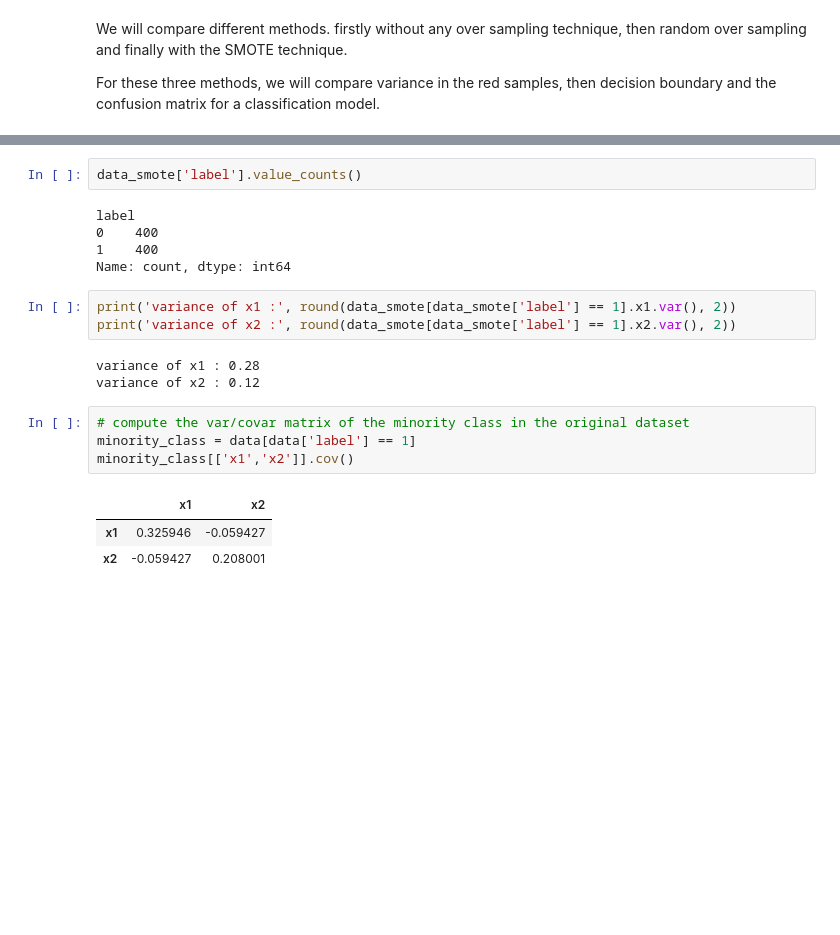
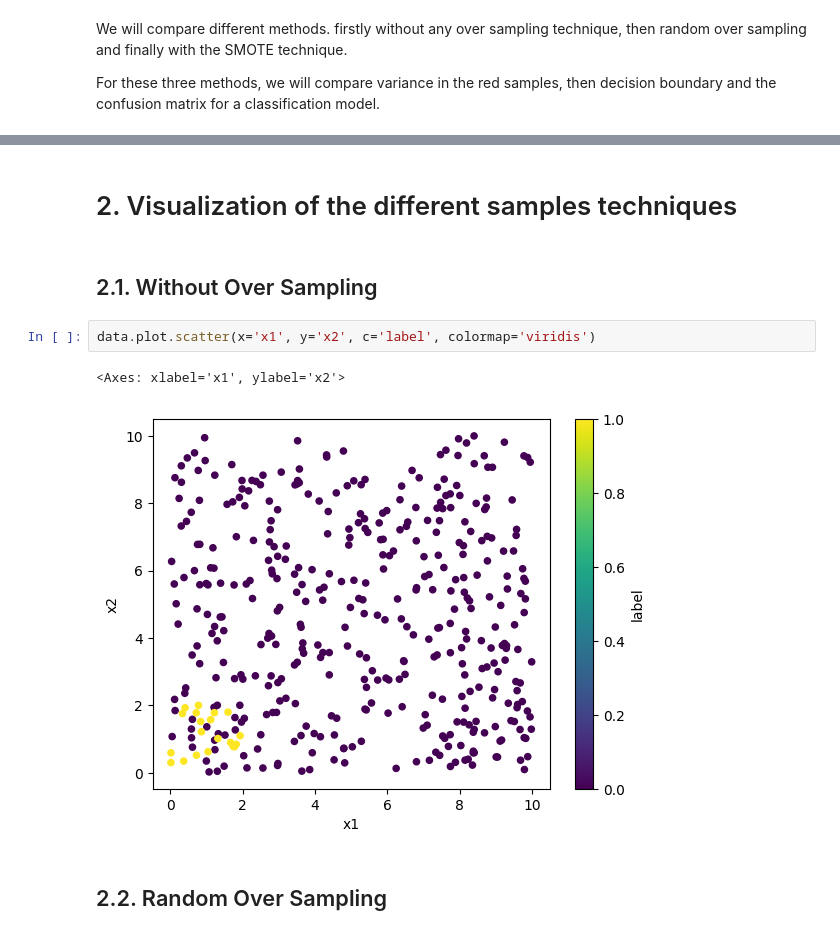
Before and after one commit to nyse31xjs/SMOTE, a Jupyter notebook: Algorithm.ipynb, the cells around one changed output, grey strips where cells are left out. Cells and saved outputs as stored; diff of their text form; blank space fills up the shorter version.

```diff
--- a/Algorithm.ipynb
+++ b/Algorithm.ipynb
@@ -80,21 +45,11 @@ data_smote.plot.scatter(x='x1', y='x2', c='label', colormap='viridis')
-# %%
-data_smote['label'].value_counts()
-# %% [output]
-label
-0    400
-1    400
-Name: count, dtype: int64
-# %%
-print('variance of x1 :', round(data_smote[data_smote['label'] == 1].x1.var(), 2))
-print('variance of x2 :', round(data_smote[data_smote['label'] == 1].x2.var(), 2))
-# %% [output]
-variance of x1 : 0.28
-variance of x2 : 0.12
-# %%
-# compute the var/covar matrix of the minority class in the original dataset
-minority_class = data[data['label'] == 1]
-minority_class[['x1','x2']].cov()
-# %% [output]
-|  | x1 | x2 |
-| x1 | 0.325946 | -0.059427 |
-| x2 | -0.059427 | 0.208001 |
+# %% [markdown]
+# 2. Visualization of the different samples techniques
+# %% [markdown]
+## 2.1. Without Over Sampling
+# %%
+data.plot.scatter(x='x1', y='x2', c='label', colormap='viridis')
+# %% [output]
+<Axes: xlabel='x1', ylabel='x2'>
+[figure, added]
+# %% [markdown]
+## 2.2. Random Over Sampling
```
Also changed, not shown: parts of 56 cells of this notebook.
